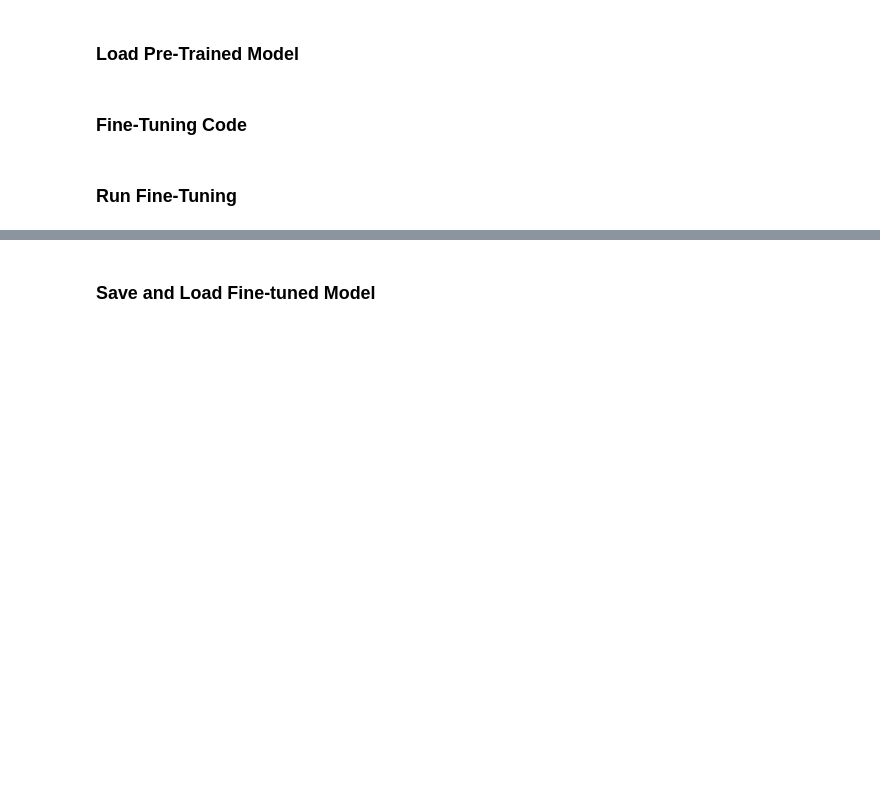
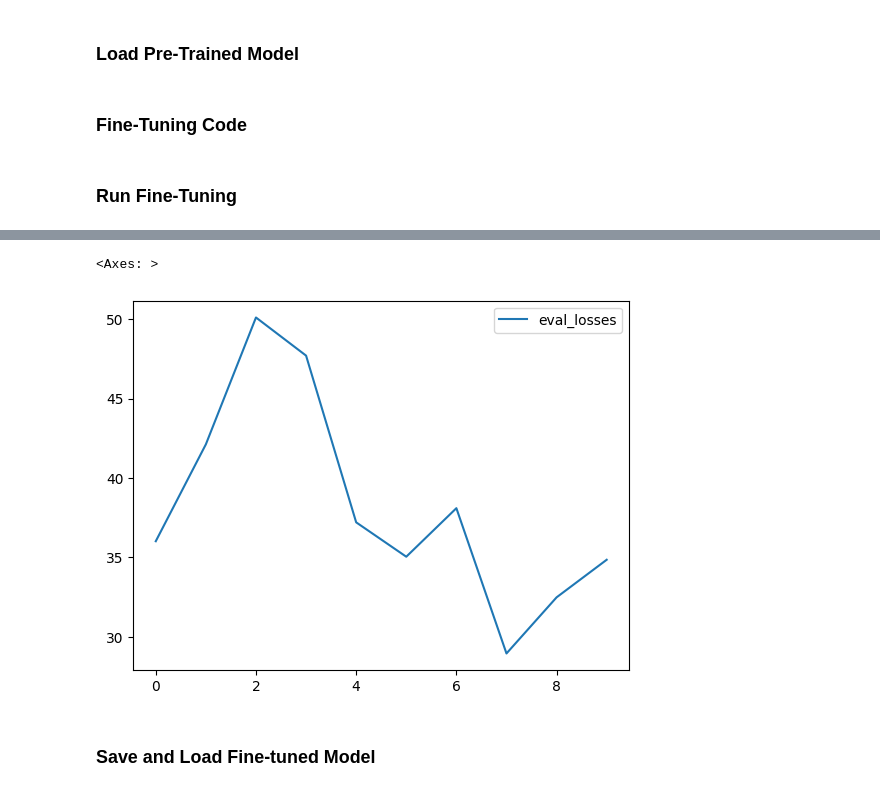
Before and after one commit to chrishokamp/zero-shot-ner-fine-tuning, a Jupyter notebook: notebooks/part-3-finetune-gliner.ipynb, the cells around one changed output, grey strips where cells are left out. Cells and saved outputs as stored; diff of their text form; code cells hidden in the pictures; blank space fills up the shorter version.

Commit message:
updated training loop

```diff
--- a/notebooks/part-3-finetune-gliner.ipynb
+++ b/notebooks/part-3-finetune-gliner.ipynb
@@ -68,9 +77,9 @@ from types import SimpleNamespace
 # Define the hyperparameters in a config variable
 config = SimpleNamespace(
     # num_steps=10000, # number of training iteration
-    num_steps=10, # low number of steps for testing NOTE: MODIFY THIS
+    num_steps=20, # low number of steps for testing NOTE: MODIFY THIS
     train_batch_size=2,
-    eval_every=1000, # evaluation/saving steps
+    eval_every=2, # evaluation/saving steps
     save_directory="logs", # where to save checkpoints
     warmup_ratio=0.1, # warmup steps
     device='cpu',
@@ -88,4 +100,5 @@ config = SimpleNamespace(
 # %%
+
 def train(model, config, train_data, eval_data=None):
     model = model.to(config.device)
 
@@ -121,6 +134,8 @@ def train(model, config, train_data, eval_data=None):
 
     iter_train_loader = iter(train_loader)
 
+
+    all_losses = []
     for step in pbar:
         try:
             x = next(iter_train_loader)
@@ -151,10 +166,29 @@ def train(model, config, train_data, eval_data=None):
             model.eval()
 
             if eval_data is not None:
-                results, f1 = model.evaluate(eval_data["samples"], flat_ner=True, threshold=0.5, batch_size=12,
-                                     entity_types=eval_data["entity_types"])
+                eval_losses =[]
+               # results, f1 = model.evaluate(eval_data, flat_ner=True, threshold=0.5, batch_size=12,
+               #                      entity_types=eval_data["entity_types"])
 
-                print(f"Step={step}\n{results}")
+
+                eval_loader = model.create_dataloader(eval_data, batch_size=config.train_batch_size, shuffle=True)
+                iter_eval_loader = iter(eval_loader)
+                for step in pbar:
+                    try:
+                        x = next(iter_eval_loader)
+                    except StopIteration:
+                        iter_eval_loader = iter(eval_loader)
+                        x = next(iter_eval_loader)
+
+                    for k, v in x.items():
+                        if isinstance(v, torch.Tensor):
+                            x[k] = v.to(config.device)
+
+                    loss = model(x)
+                    eval_losses.append(loss.detach().numpy())
+                print(f"average loss  on this run {np.mean(eval_losses)}")
+                all_losses.append(np.mean(eval_losses))
+                #print(f"Step={step}\n{results}")
 
             if not os.path.exists(config.save_directory):
                 os.makedirs(config.save_directory)
@@ -162,6 +196,8 @@ def train(model, config, train_data, eval_data=None):
             model.save_pretrained(f"{config.save_directory}/finetuned_{step}")
 
             model.train()
+
+    return all_losses
 # %% [markdown]
 ### Run Fine-Tuning
 # %%
@@ -171,5 +207,4 @@ def train(model, config, train_data, eval_data=None):
 #     "entity_types": ["Person", 'Event Reservation'],
 #     "samples": data[:10]
 # }
-
-train(model, config, train_data, eval_data)
+run_report = train(model, config, train_data, eval_data)
@@ -176,3 +222,9 @@ train(model, config, train_data, eval_data)
+# %%
+report_df = pd.DataFrame(run_report, columns = ["eval_losses"])
+report_df.plot()
+# %% [output]
+<Axes: >
+[figure, added]
 # %% [markdown]
 ### Save and Load Fine-tuned Model
 # %%
```
Also changed, not shown: parts of 12 cells of this notebook.
